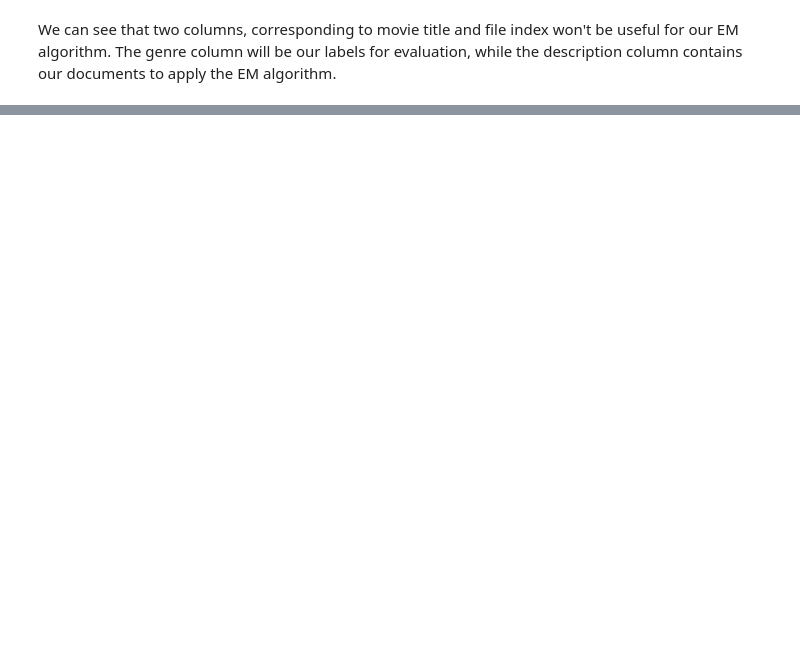
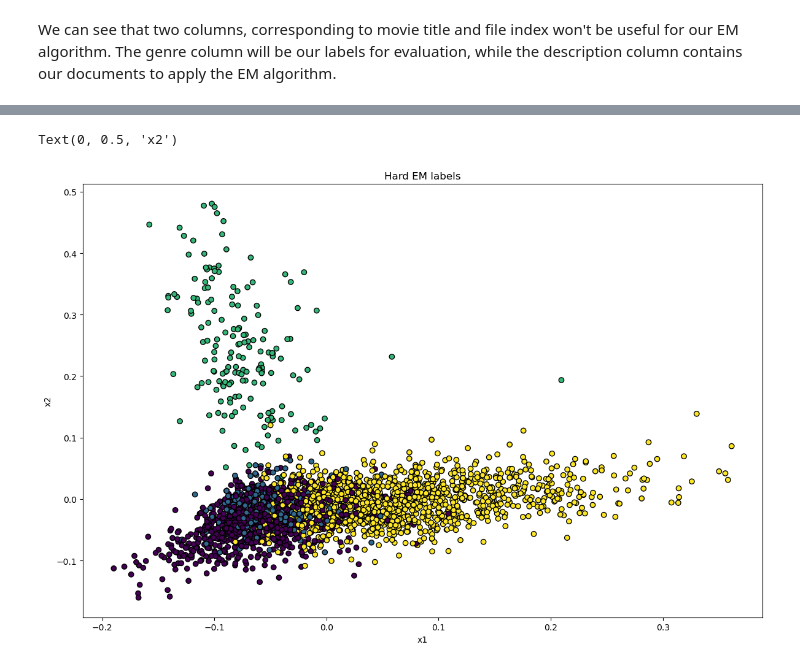
Before and after one commit to ScottMWong/Document_Clustering_EM, a Jupyter notebook: Document_Clustering_EM.ipynb, the cells around one changed output, grey strips where cells are left out. Cells and saved outputs as stored; diff of their text form; code cells hidden in the pictures; blank space fills up the shorter version.

```diff
--- a/Document_Clustering_EM.ipynb
+++ b/Document_Clustering_EM.ipynb
@@ -190,0 +298,12 @@ thriller, comedy, documentary, drama, horror
+# %%
+# Visualise the Hard EM labels
+hard_EM_labels = np.argmax(hard_EM_labels,axis=1)
+
+_, axs = plt.subplots(1, 1, figsize=(12, 8), tight_layout=True)
+axs.scatter(x=_2D_features[:,0],y=_2D_features[:,1], c=hard_EM_labels, edgecolors = "black")
+axs.set_title('Hard EM labels')
+axs.set_xlabel('x1')
+axs.set_ylabel('x2')
+# %% [output]
+Text(0, 0.5, 'x2')
+[figure, added]
```
Also changed, not shown: parts of 21 cells of this notebook.
